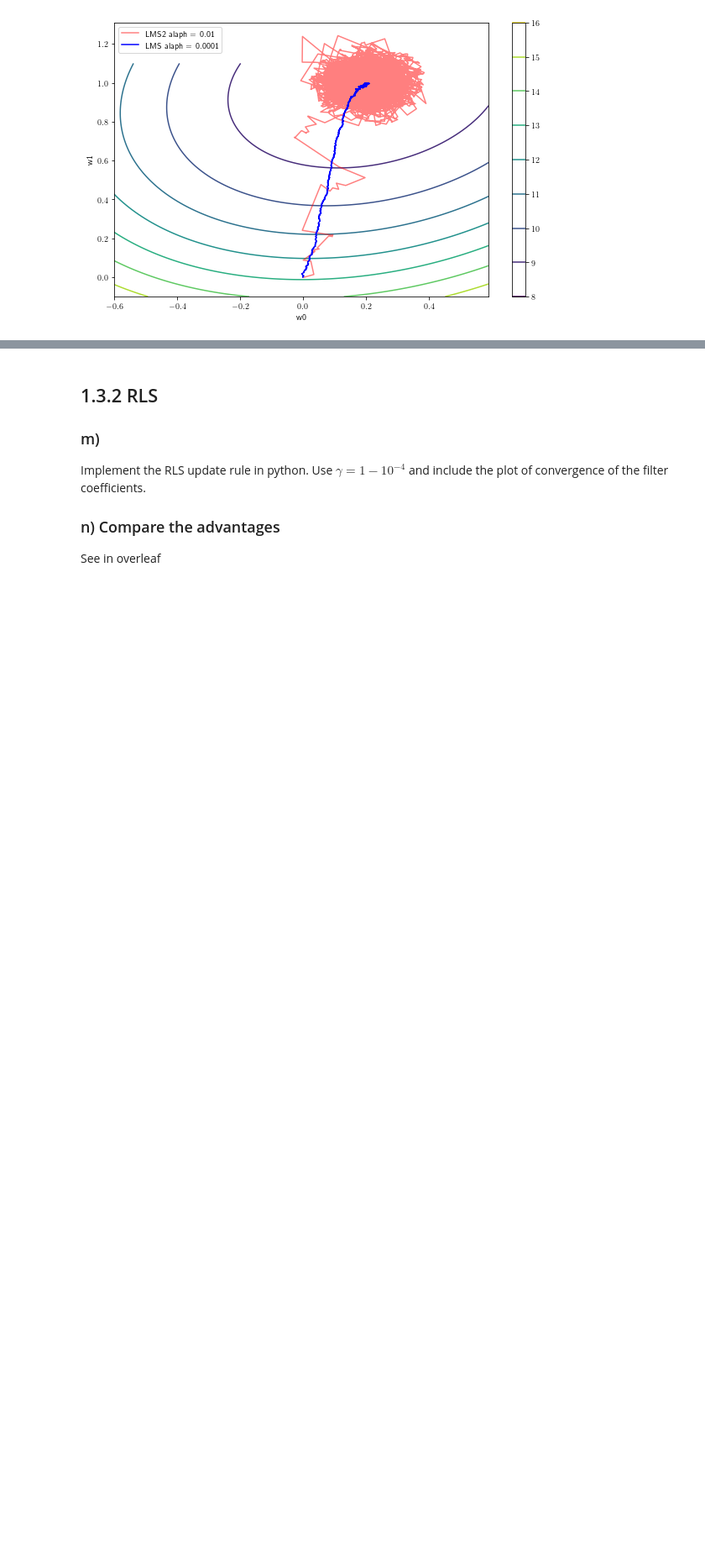
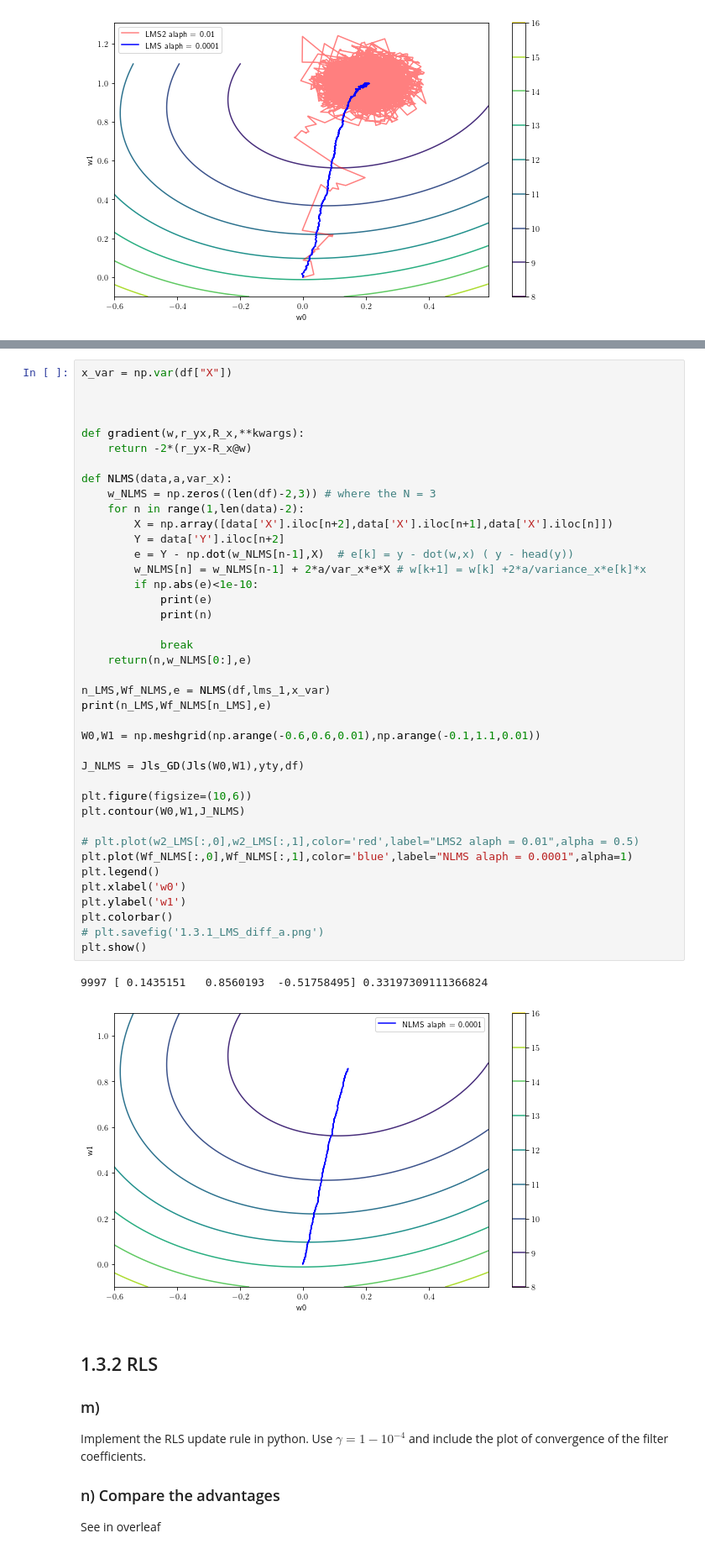
Before and after one commit to Lynch1206/5LSL0_MSPD, a Jupyter notebook: 1A/GD.ipynb, the cells around one changed output, grey strips where cells are left out. Shown at 84% size. Drawn from its saved outputs; the diff is of its cells as text; blank space fills up the shorter version.

```diff
--- a/1A/GD.ipynb
+++ b/1A/GD.ipynb
@@ -336,3 +344,46 @@ plt.show()
+# %%
+x_var = np.var(df["X"])
+
+
+
+def gradient(w,r_yx,R_x,**kwargs):
+    return -2*(r_yx-R_x@w)
+
+def NLMS(data,a,var_x):
+    w_NLMS = np.zeros((len(df)-2,3)) # where the N = 3
+    for n in range(1,len(data)-2):
+        X = np.array([data['X'].iloc[n+2],data['X'].iloc[n+1],data['X'].iloc[n]])
+        Y = data['Y'].iloc[n+2]
+        e = Y - np.dot(w_NLMS[n-1],X)  # e[k] = y - dot(w,x) ( y - head(y))
+        w_NLMS[n] = w_NLMS[n-1] + 2*a/var_x*e*X # w[k+1] = w[k] +2*a/variance_x*e[k]*x
+        if np.abs(e)<1e-10:
+            print(e)
+            print(n)
+
+            break
+    return(n,w_NLMS[0:],e)
+
+n_LMS,Wf_NLMS,e = NLMS(df,lms_1,x_var)
+print(n_LMS,Wf_NLMS[n_LMS],e)
+
+W0,W1 = np.meshgrid(np.arange(-0.6,0.6,0.01),np.arange(-0.1,1.1,0.01))
+
+J_NLMS = Jls_GD(Jls(W0,W1),yty,df)
+
+plt.figure(figsize=(10,6))
+plt.contour(W0,W1,J_NLMS)
+
+# plt.plot(w2_LMS[:,0],w2_LMS[:,1],color='red',label="LMS2 alaph = 0.01",alpha = 0.5)
+plt.plot(Wf_NLMS[:,0],Wf_NLMS[:,1],color='blue',label="NLMS alaph = 0.0001",alpha=1)
+plt.legend()
+plt.xlabel('w0')
+plt.ylabel('w1')
+plt.colorbar()
+# plt.savefig('1.3.1_LMS_diff_a.png')
+plt.show()
+# %% [output]
+9997 [ 0.1435151   0.8560193  -0.51758495] 0.33197309111366824
+[figure, added]
 # %% [markdown]
 ## 1.3.2 RLS
 ### m)
```
Also changed, not shown: parts of 3 cells of this notebook.
